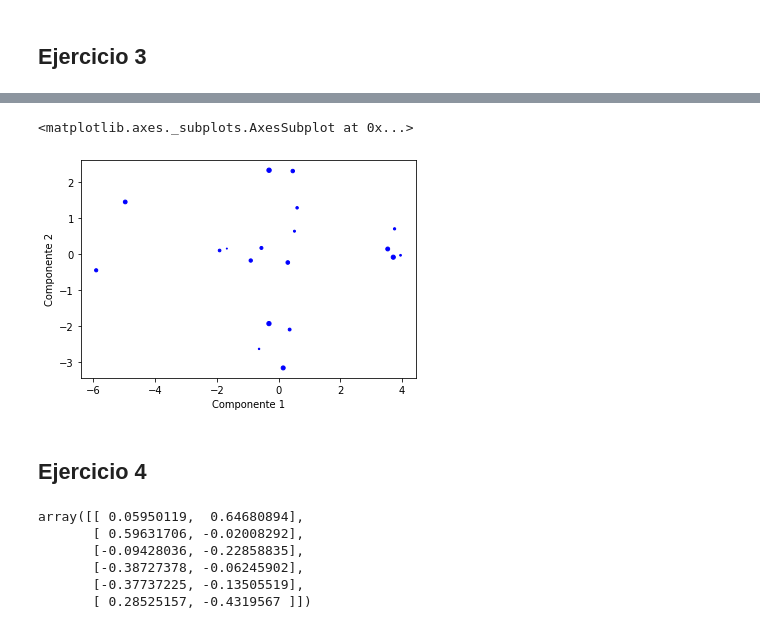
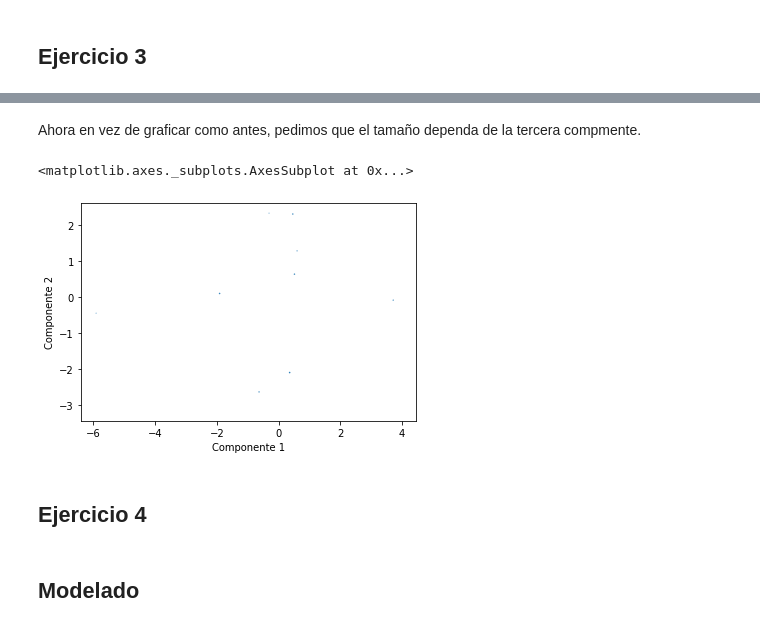
Before and after one commit to amayasarasacolina/MineriaL1P1, a Jupyter notebook: L1P3.ipynb, the cells around one changed output, grey strips where cells are left out. Saved outputs shown, nothing was run; the diff lists cells and outputs as text; code cells hidden in the pictures.

```diff
--- a/L1P3.ipynb
+++ b/L1P3.ipynb
@@ -371,0 +550,3 @@ df3=dat1.join(dat2)
+# %%
+#convertimos rxy2 en matrix
+rxy2=np.array(rxy2).reshape(len(eigenvalues),len(eigenval))
@@ -371,0 +555,17 @@ df3=dat1.join(dat2)
+# %%
+c1=np.zeros(len(df_norm))
+c2=np.zeros(len(df_norm))
+c3=np.zeros(len(df_norm))
+# %%
+for i in range (len(df_norm)):
+  c1[i]=sum((rxy2[:,0])*(df_norm.iloc[i]))
+  c2[i]=sum((rxy2[:,1])*(df_norm.iloc[i]))
+  c3[i]=sum((rxy2[:,2])*(df_norm.iloc[i]))
+# %%
+#creamos de nuevo un dataframe para graficar mejor
+df4 = pd.DataFrame(columns=['Componente 1', 'Componente 2', 'Componente 3'])
+d1 = pd.DataFrame({'Componente 1': c1})
+d2 = pd.DataFrame({'Componente 2': c2})
+d3 = pd.DataFrame({'Componente 3': c3})
+d2=d1.join(d2)
+df4=d2.join(d3)
@@ -372,17 +590,12 @@ df3=dat1.join(dat2)
+# %% [markdown]
+Ahora en vez de graficar como antes, pedimos que el tamaño dependa de la tercera compmente.
 # %%
-df3.plot.scatter(x='Componente 1', y='Componente 2', s =df3.index , c = 'Blue')
+df4.plot.scatter(x='Componente 1', y='Componente 2', s='Componente 3')
 # %% [output]
 <matplotlib.axes._subplots.AxesSubplot at 0x...>
-[figure, old version]
+[figure, new version]
 # %% [markdown]
 ## Ejercicio 4
-# %%
-rxy
-# %% [output]
-array([[ 0.05950119,  0.64680894],
-       [ 0.59631706, -0.02008292],
-       [-0.09428036, -0.22858835],
-       [-0.38727378, -0.06245902],
-       [-0.37737225, -0.13505519],
-       [ 0.28525157, -0.4319567 ]])
+# %% [markdown]
+## Modelado
 # %%
```
Also changed, not shown: parts of 82 cells of this notebook.
